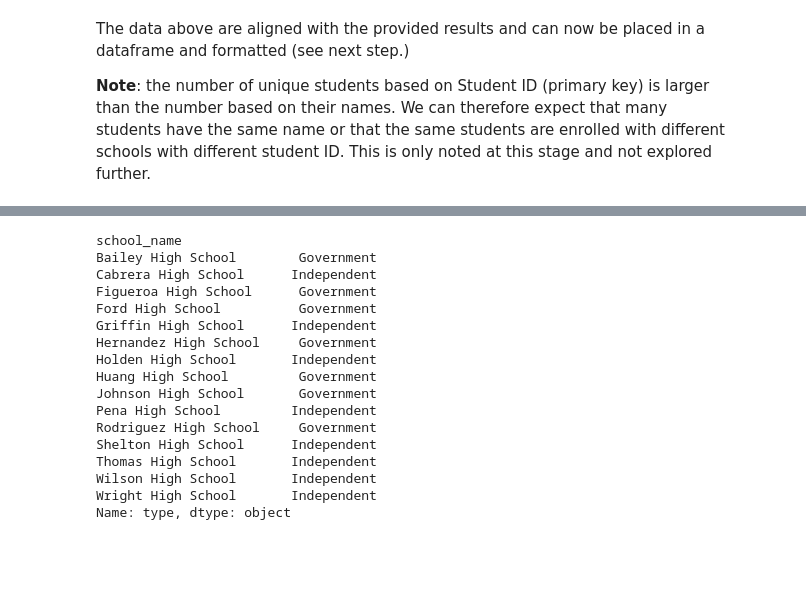
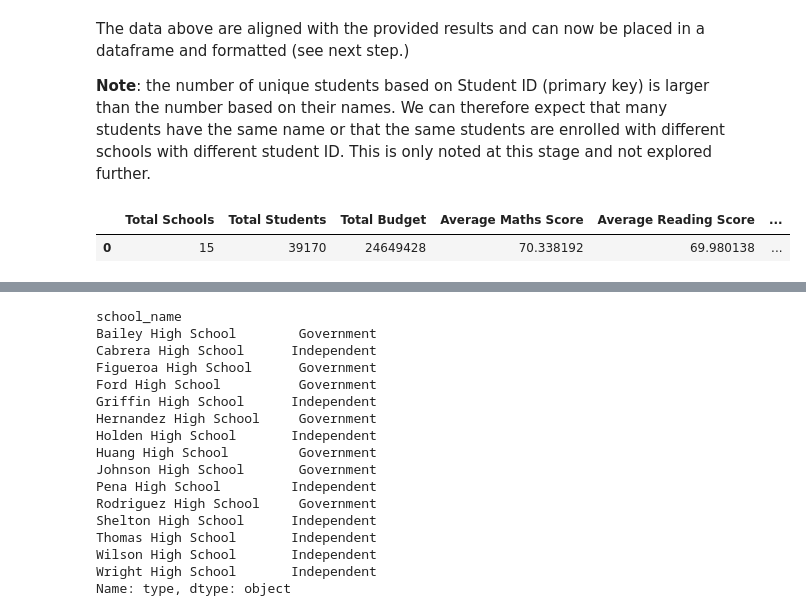
Before and after one commit to benoitchamot/PyCitySchools, a Jupyter notebook: PyCitySchools/Report.ipynb, the cells around one changed output, grey strips where cells are left out. Drawn from its saved outputs; the diff is of its cells as text; code cells hidden in the pictures; blank space fills up the shorter version.

```diff
--- a/PyCitySchools/Report.ipynb
+++ b/PyCitySchools/Report.ipynb
@@ -94,17 +123,16 @@ The data above are aligned with the provided results and can now be placed in a
 # %%
 # Create a dataframe to hold the above results
 summary_df_noformat = pd.DataFrame({"Total Schools":[total_num_of_schools],
                            "Total Students":[total_num_of_students],
                            "Total Budget":[total_budget],
                            "Average Maths Score":[average_maths_score],
                            "Average Reading Score":[average_reading_score],
                            "% Passing Maths":[percent_passing_maths],
                            "% Passing Reading":[percent_passing_reading],
                            "% Overall Passing":[percent_passing_overall]})
 
-# The data without formatting will be kept in summary_df_noformat in case it is needed later
-# A new DataFrame is created as a copy of summary_df_noformat for the data to be formatted
-summary_df = summary_df_noformat[summary_df_noformat.columns]
-
 # Display the DataFrame without formatting
 summary_df_noformat
+# %% [output]
+|  | Total Schools | Total Students | Total Budget | Average Maths Score | Average Reading Score | ... |
+| 0 | 15 | 39170 | 24649428 | 70.338192 | 69.980138 | ... |
```
Also changed, not shown: parts of 56 cells of this notebook.
